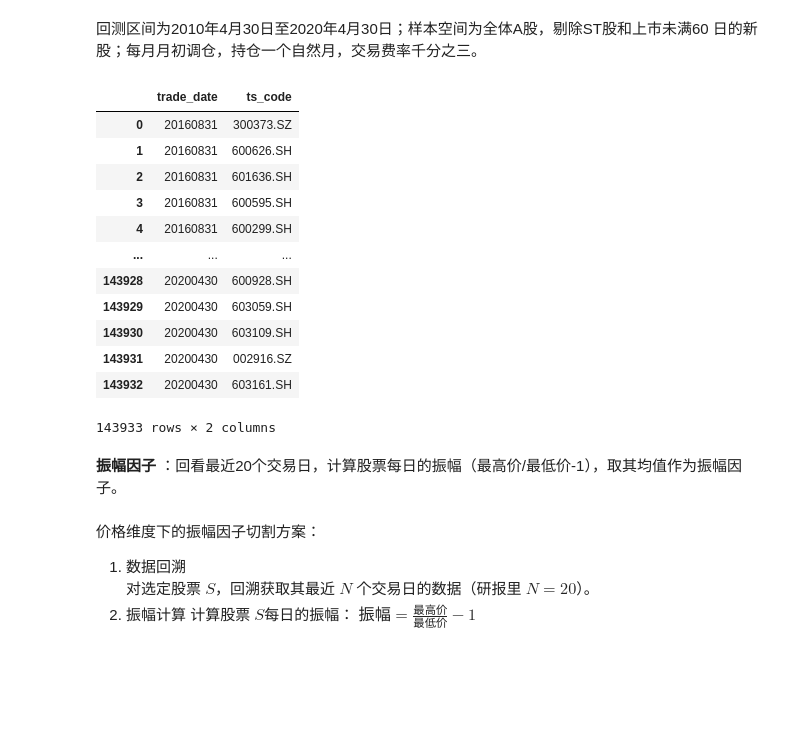
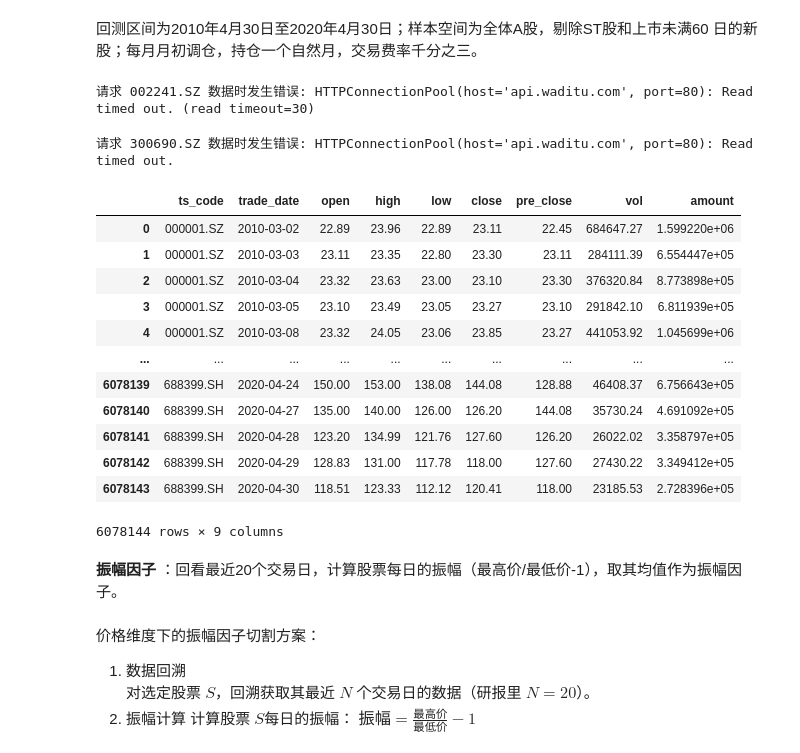
Before and after one commit to shuoliuyv/ls_learnqf, a Jupyter notebook: Amplitude/Amplitude.ipynb, the cells around one changed output. Drawn from its saved outputs; the diff is of its cells as text; code cells hidden in the pictures; blank space fills up the shorter version.

```diff
--- a/Amplitude/Amplitude.ipynb
+++ b/Amplitude/Amplitude.ipynb
@@ -24,26 +24,38 @@ import pickle
 回测区间为2010年4月30日至2020年4月30日；样本空间为全体A股，剔除ST股和上市未满60 日的新股；每月月初调仓，持仓一个自然月，交易费率千分之三。
 # %%
 # 初始化pro接口
+pro = ts.pro_api('0afffc3e8d0c5d2d2478e749ee179c10c3efddac434f4dd953f57730')
 
+# 获取回测区间的样本空间
+universe_df = get_history_sample_space_df(pro=pro,start_date='20100430', end_date='20200430', pool_type='ALL',
+                                          include_bj=False, min_list_days=60, freq='M', sleep_interval=0.1)
 
-# 生成历史样本空间
-sample_space = get_history_sample_space_df(pro=pro, start_date='20100430', end_date='20200430', pool_type='ALL', min_list_days=60)
+#获取股票池的历史日行情数据
+price_df = get_daily_price_for_universe(pro=pro, universe_df=universe_df,start_date='20100301', end_date='20200430',
+                                        fields='ts_code,trade_date,open,high,low,close,pre_close,vol,amount')
+
+#整理df
+price_df['trade_date'] = pd.to_datetime(price_df['trade_date'])
+panel_df = price_df.sort_values(['ts_code', 'trade_date']).reset_index(drop=True)
+# %% [output]
+请求 002241.SZ 数据时发生错误: HTTPConnectionPool(host='api.waditu.com', port=80): Read timed out. (read timeout=30)
+请求 300690.SZ 数据时发生错误: HTTPConnectionPool(host='api.waditu.com', port=80): Read timed out.
 # %%
-sample_space
+panel_df
 # %% [output]
-|  | trade_date | ts_code |
-| 0 | 20160831 | 300373.SZ |
-| 1 | 20160831 | 600626.SH |
-| 2 | 20160831 | 601636.SH |
-| 3 | 20160831 | 600595.SH |
-| 4 | 20160831 | 600299.SH |
-| ... | ... | ... |
-| 143928 | 20200430 | 600928.SH |
-| 143929 | 20200430 | 603059.SH |
-| 143930 | 20200430 | 603109.SH |
-| 143931 | 20200430 | 002916.SZ |
-| 143932 | 20200430 | 603161.SH |
+|  | ts_code | trade_date | open | high | low | close | pre_close | vol | amount |
+| 0 | 000001.SZ | 2010-03-02 | 22.89 | 23.96 | 22.89 | 23.11 | 22.45 | 684647.27 | 1.599220e+06 |
+| 1 | 000001.SZ | 2010-03-03 | 23.11 | 23.35 | 22.80 | 23.30 | 23.11 | 284111.39 | 6.554447e+05 |
+| 2 | 000001.SZ | 2010-03-04 | 23.32 | 23.63 | 23.00 | 23.10 | 23.30 | 376320.84 | 8.773898e+05 |
+| 3 | 000001.SZ | 2010-03-05 | 23.10 | 23.49 | 23.05 | 23.27 | 23.10 | 291842.10 | 6.811939e+05 |
+| 4 | 000001.SZ | 2010-03-08 | 23.32 | 24.05 | 23.06 | 23.85 | 23.27 | 441053.92 | 1.045699e+06 |
+| ... | ... | ... | ... | ... | ... | ... | ... | ... | ... |
+| 6078139 | 688399.SH | 2020-04-24 | 150.00 | 153.00 | 138.08 | 144.08 | 128.88 | 46408.37 | 6.756643e+05 |
+| 6078140 | 688399.SH | 2020-04-27 | 135.00 | 140.00 | 126.00 | 126.20 | 144.08 | 35730.24 | 4.691092e+05 |
+| 6078141 | 688399.SH | 2020-04-28 | 123.20 | 134.99 | 121.76 | 127.60 | 126.20 | 26022.02 | 3.358797e+05 |
+| 6078142 | 688399.SH | 2020-04-29 | 128.83 | 131.00 | 117.78 | 118.00 | 127.60 | 27430.22 | 3.349412e+05 |
+| 6078143 | 688399.SH | 2020-04-30 | 118.51 | 123.33 | 112.12 | 120.41 | 118.00 | 23185.53 | 2.728396e+05 |
-143933 rows × 2 columns
+6078144 rows × 9 columns
 # %% [markdown]
 **振幅因子** ：回看最近20个交易日，计算股票每日的振幅（最高价/最低价-1），取其均值作为振幅因子。\
 \
```
Also changed, not shown: parts of 9 cells of this notebook, 3 other files.
